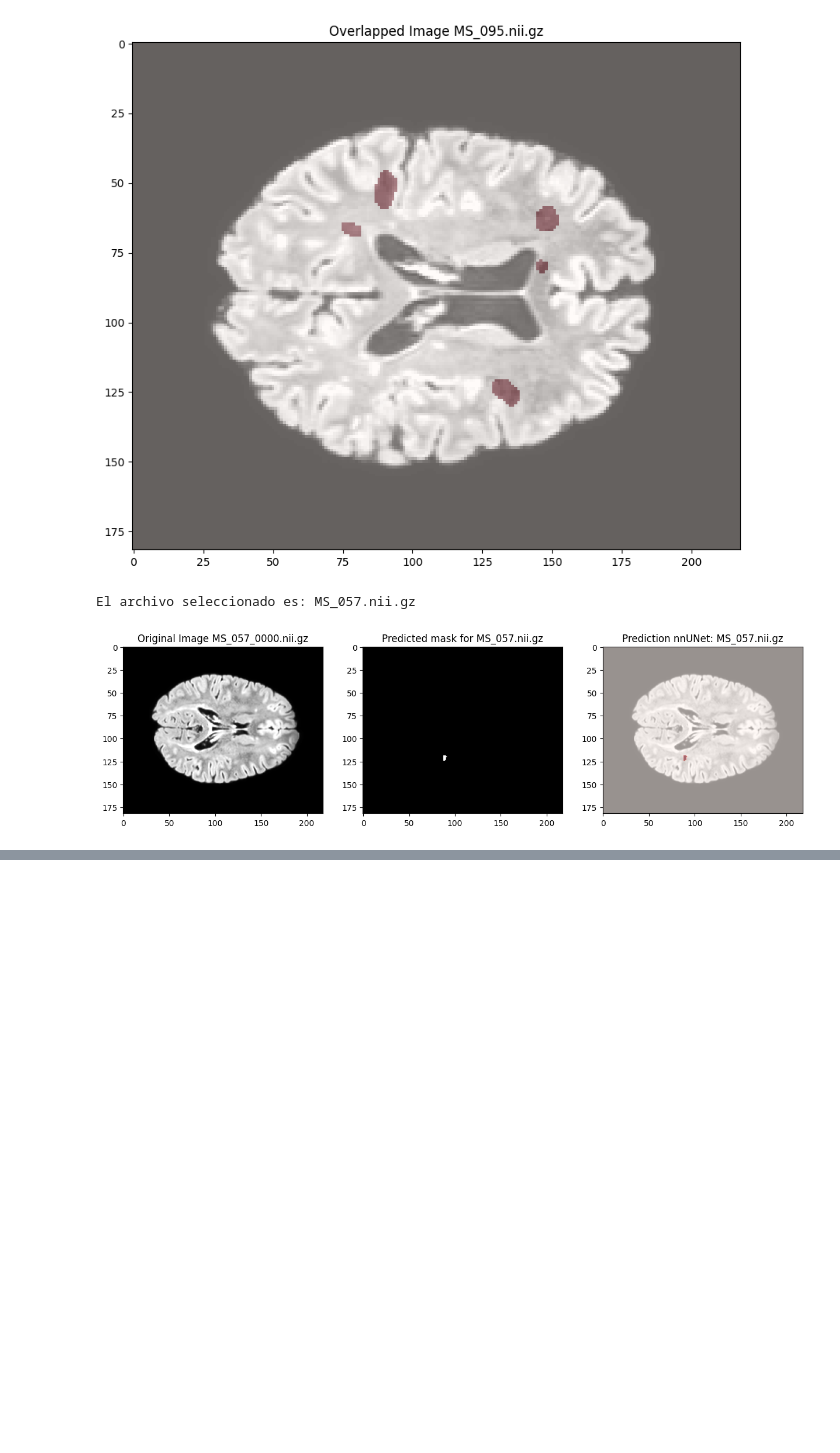
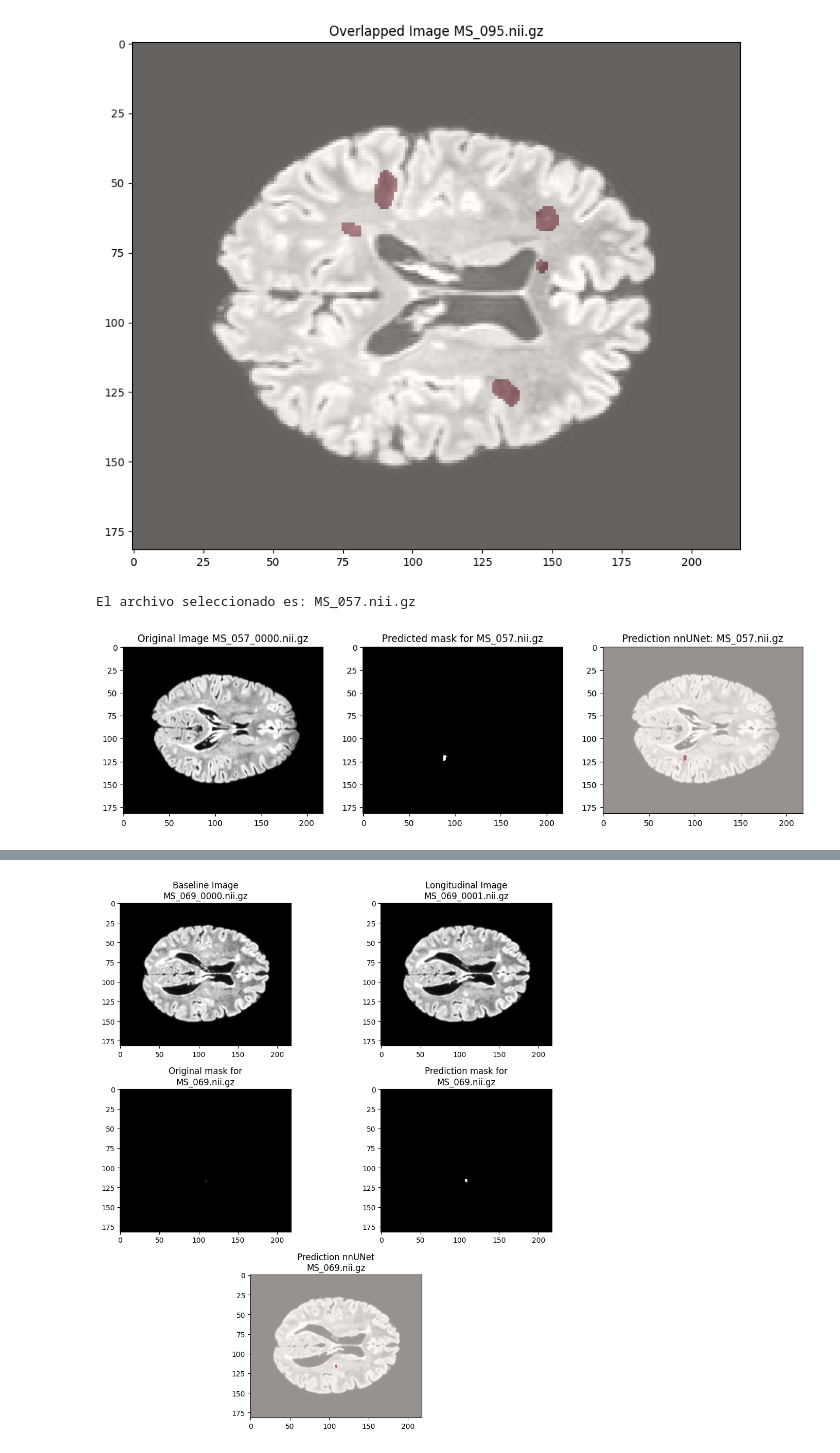
Before and after one commit to jerreyesP/MS_Segmentation_nnUNet, a Jupyter notebook: Results_Notebook.ipynb, the cells around one changed output, grey strips where cells are left out. Cells and saved outputs as stored; diff of their text form; code cells hidden in the pictures; blank space fills up the shorter version.

```diff
--- a/Results_Notebook.ipynb
+++ b/Results_Notebook.ipynb
@@ -275,0 +429,80 @@ El archivo seleccionado es: MS_039.nii.gz
+# %%
+# Directorio de resultados .nii.gz y archivos originales
+predictions_results_path = r'prediction_test/results_prediction_2d'
+images_patients_path = r'nnUNet_raw_data_base/nnUNet_raw_data/Dataset500_MS_Lesions/imagesTr'
+labels_patients_path = r'nnUNet_raw_data_base/nnUNet_raw_data/Dataset500_MS_Lesions/labelsTr'
+
+# Introduce el ID del paciente
+patient_id = '69'
+
+# Obtenemos una lista de todos los archivos en el directorio
+files = os.listdir(predictions_results_path)
+
+# Buscamos el archivo correspondiente al paciente
+file_selected = next((f for f in files if patient_id in f), None)
+print(f"El archivo seleccionado es: {file_selected}")
+
+if file_selected is None:
+    print(f"No se ha encontrado el archivo para el paciente con id: {patient_id}")
+else:
+    # El archivo seleccionado de ser del tipo .nii.gz
+    if file_selected.endswith('.nii.gz'):
+        # Cargamos la imagen .nii.gz
+        img_pred = nib.load(os.path.join(predictions_results_path, file_selected))
+        mask_original = nib.load(os.path.join(labels_patients_path, file_selected))
+
+        # Obtenemos el nombre del archivo original correspondiente
+        original_file_name_0 = file_selected.replace('.nii.gz', '_0000.nii.gz')
+        original_file_name_1 = file_selected.replace('.nii.gz', '_0001.nii.gz')
+
+        img_original_0 = nib.load(os.path.join(images_patients_path, original_file_name_0))
+        img_original_1 = nib.load(os.path.join(images_patients_path, original_file_name_1))
+
+        # Conviertimos la imagen en una matriz numpy
+        data_pred = img_pred.get_fdata()
+        data_original_0 = img_original_0.get_fdata()
+        data_original_1 = img_original_1.get_fdata()
+        mask_original = mask_original.get_fdata()
+
+        # Eligemos un corte a lo largo del eje z
+        corte_z_pred = data_pred[:, :, data_pred.shape[2] // 2]
+        corte_z_original_0 = data_original_0[:, :, data_original_0.shape[2] // 2]
+        corte_z_original_1 = data_original_1[:, :, data_original_1.shape[2] // 2]
+        corte_z_mask_original = mask_original[:, :, mask_original.shape[2] // 2]
+
+        # Superponemos la predicción en la imagen original
+        img_superimposed = corte_z_original_1.copy()
+        img_superimposed[corte_z_pred > 0] = np.max(corte_z_original_1)
+
+        # Mostramos la predicción
+        fig = plt.figure(figsize=(12, 13))
+
+        # Fusionamos las dos últimas subfiguras en una única
+        # subfigura más grande que ocupe ambas columnas. 'subplot2grid()'
+        axs = [plt.subplot2grid((3, 2), (i, j)) for i in range(2) for j in range(2)]
+        axs.append(plt.subplot2grid((3, 2), (2, 0), colspan=2))
+
+        axs[0].imshow(corte_z_original_0, cmap='gray')
+        axs[0].set_title(f"Baseline Image\n{original_file_name_0}")
+
+        axs[1].imshow(corte_z_original_1, cmap='gray')
+        axs[1].set_title(f"Longitudinal Image\n{original_file_name_1}")
+
+        axs[2].imshow(corte_z_mask_original, cmap='gray')
+        axs[2].set_title(f"Original mask for\n{file_selected}")
+
+        axs[3].imshow(corte_z_pred, cmap='gray')
+        axs[3].set_title(f"Prediction mask for\n{file_selected}")
+
+        # Utilizamos colormap en rojo para destacar la lesion y sea más apreciable
+        axs[4].imshow(img_superimposed, cmap='gray')
+        axs[4].imshow(corte_z_pred * np.max(corte_z_original_1), alpha=0.6, cmap='Reds')
+        axs[4].set_title(f"Prediction nnUNet\n{file_selected}")
+
+        plt.subplots_adjust(hspace=0.3)
+
+        # plt.show()
+        plt.savefig(f"Prediction_MS_0{patient_id}.png")
+    else:
+        print("El archivo seleccionado no es .nii.gz")
+# %% [output]
@@ -275,0 +510 @@ El archivo seleccionado es: MS_039.nii.gz
+[figure, added]
```
Also changed, not shown: parts of 7 cells of this notebook.
